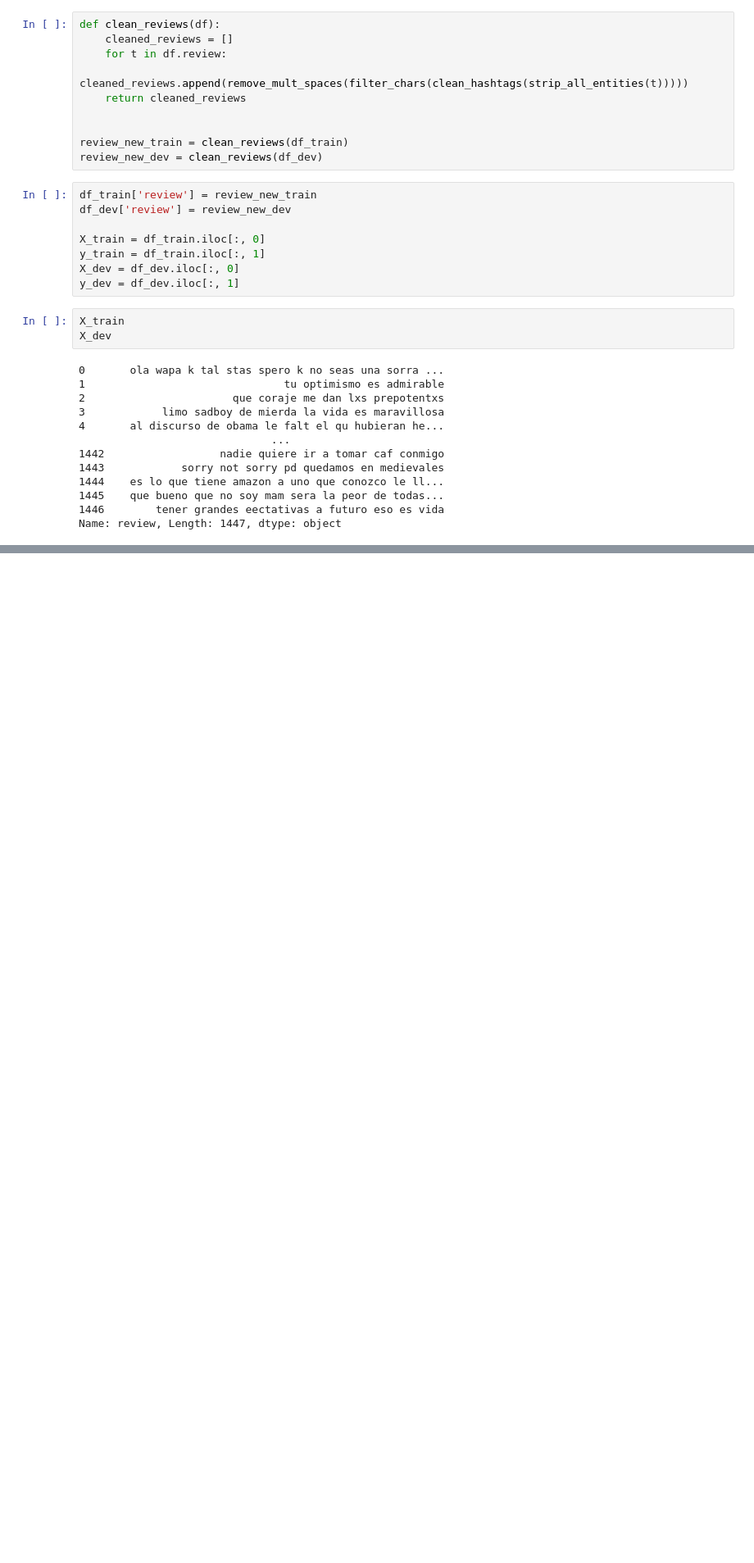
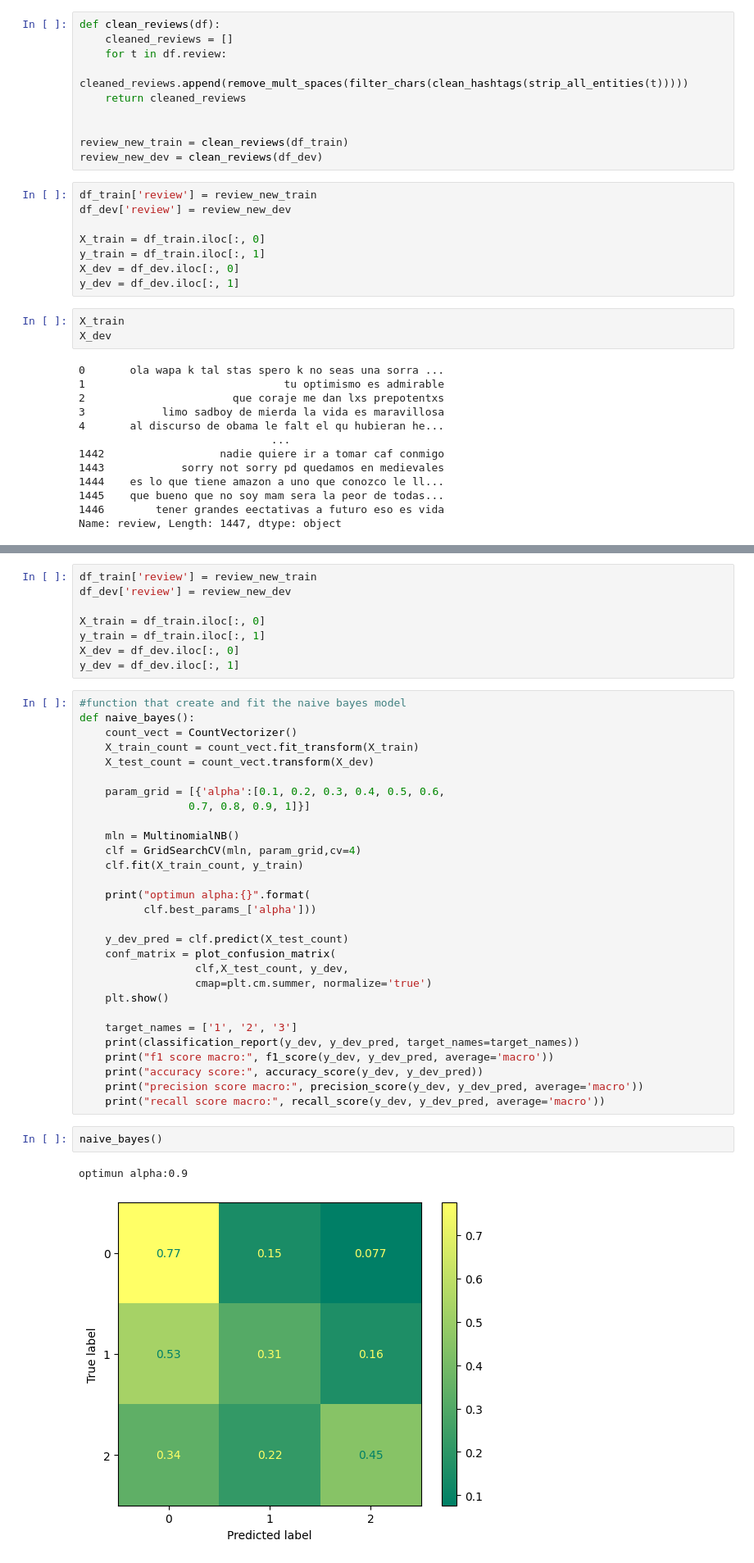
Before and after one commit to nfanlo/spanish-classifier-tfg, a Jupyter notebook: final-models/baseline-models/60-20-20/NaiveBayes.ipynb, the cells around one changed output, grey strips where cells are left out. Shown: that part at 82% size. Saved outputs shown, nothing was run; the diff lists cells and outputs as text; blank space fills up the shorter version.

Commit message:
last changes before final model

```diff
--- a/final-models/baseline-models/60-20-20/NaiveBayes.ipynb
+++ b/final-models/baseline-models/60-20-20/NaiveBayes.ipynb
@@ -278,0 +377,42 @@ f1 score macro: 0.5255152865052027
+# %%
+df_train['review'] = review_new_train
+df_dev['review'] = review_new_dev
+
+X_train = df_train.iloc[:, 0]
+y_train = df_train.iloc[:, 1]
+X_dev = df_dev.iloc[:, 0]
+y_dev = df_dev.iloc[:, 1]
+# %%
+#function that create and fit the naive bayes model
+def naive_bayes():
+    count_vect = CountVectorizer()
+    X_train_count = count_vect.fit_transform(X_train)
+    X_test_count = count_vect.transform(X_dev)
+
+    param_grid = [{'alpha':[0.1, 0.2, 0.3, 0.4, 0.5, 0.6,
+                 0.7, 0.8, 0.9, 1]}]
+
+    mln = MultinomialNB()
+    clf = GridSearchCV(mln, param_grid,cv=4)
+    clf.fit(X_train_count, y_train)
+
+    print("optimun alpha:{}".format(
+          clf.best_params_['alpha']))
+
+    y_dev_pred = clf.predict(X_test_count)
+    conf_matrix = plot_confusion_matrix(
+                  clf,X_test_count, y_dev,
+                  cmap=plt.cm.summer, normalize='true')
+    plt.show()
+
+    target_names = ['1', '2', '3']
+    print(classification_report(y_dev, y_dev_pred, target_names=target_names))
+    print("f1 score macro:", f1_score(y_dev, y_dev_pred, average='macro'))
+    print("accuracy score:", accuracy_score(y_dev, y_dev_pred))
+    print("precision score macro:", precision_score(y_dev, y_dev_pred, average='macro'))
+    print("recall score macro:", recall_score(y_dev, y_dev_pred, average='macro'))
+# %%
+naive_bayes()
+# %% [output]
+optimun alpha:0.9
+[figure, added]
```
Also changed, not shown: parts of 19 cells of this notebook, 16 other files.
